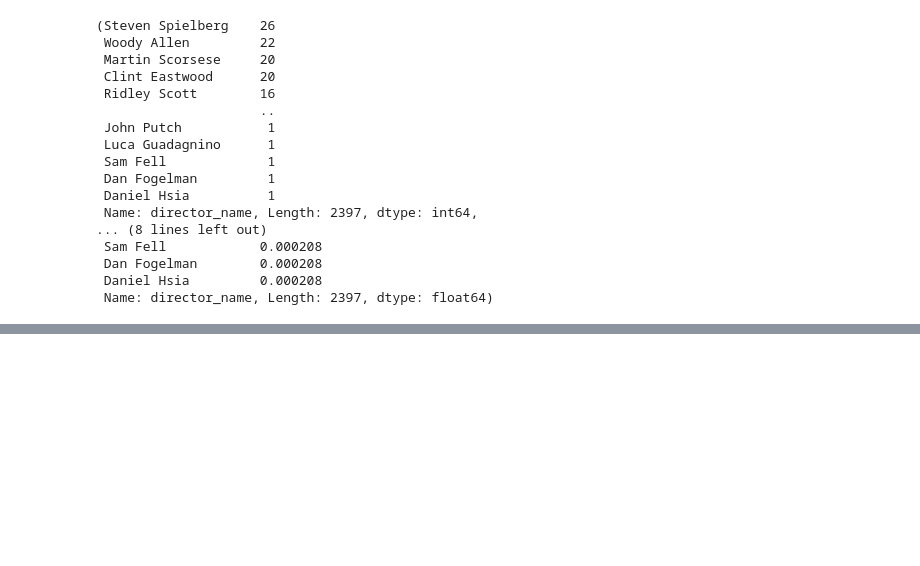
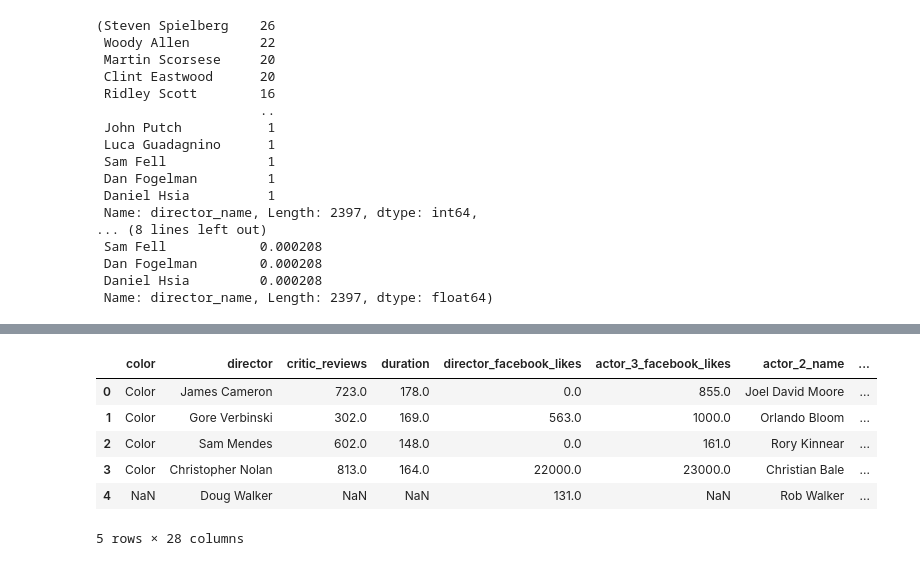
Before and after one commit to minstrel1149/pandas_practice-cookbook1, a Jupyter notebook: pd_cookbook_2_chapter1.ipynb, the cells around one changed output, grey strips where cells are left out. Drawn from its saved outputs; the diff is of its cells as text; code cells hidden in the pictures; blank space fills up the shorter version.

```diff
--- a/pd_cookbook_2_chapter1.ipynb
+++ b/pd_cookbook_2_chapter1.ipynb
@@ -180,0 +349,11 @@ director.value_counts(), director.value_counts(normalize=True)
+# %%
+col_map = {'director_name':'director', 'num_critic_for_reviews':'critic_reviews'}
+movie.rename(col_map, axis=1).head()
+# %% [output]
+|  | color | director | critic_reviews | duration | director_facebook_likes | actor_3_facebook_likes | actor_2_name | ... |
+| 0 | Color | James Cameron | 723.0 | 178.0 | 0.0 | 855.0 | Joel David Moore | ... |
+| 1 | Color | Gore Verbinski | 302.0 | 169.0 | 563.0 | 1000.0 | Orlando Bloom | ... |
+| 2 | Color | Sam Mendes | 602.0 | 148.0 | 0.0 | 161.0 | Rory Kinnear | ... |
+| 3 | Color | Christopher Nolan | 813.0 | 164.0 | 22000.0 | 23000.0 | Christian Bale | ... |
+| 4 | NaN | Doug Walker | NaN | NaN | 131.0 | NaN | Rob Walker | ... |
+5 rows × 28 columns
```
Also changed, not shown: parts of 17 cells of this notebook, 1 other file.
